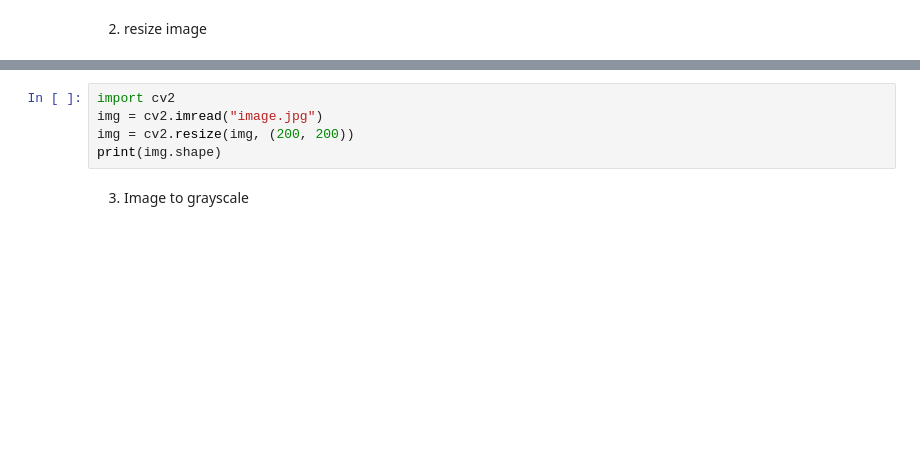
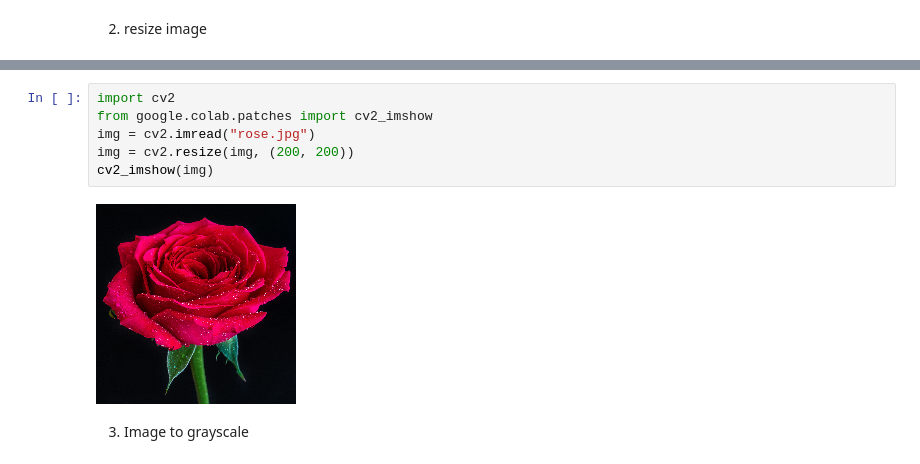
Before and after one commit to Gouri4666/MCA, a Jupyter notebook: DataScience.ipynb, the cells around one changed output, grey strips where cells are left out. Cells and saved outputs as stored; diff of their text form; blank space fills up the shorter version.

```diff
--- a/DataScience.ipynb
+++ b/DataScience.ipynb
@@ -669,8 +681,11 @@ print(img.shape)
 # %%
 import cv2
-img = cv2.imread("image.jpg")
+from google.colab.patches import cv2_imshow
+img = cv2.imread("rose.jpg")
 img = cv2.resize(img, (200, 200))
-print(img.shape)
+cv2_imshow(img)
+# %% [output]
+[figure, added]
 # %% [markdown]
 3. Image to grayscale
 # %%
```
Also changed, not shown: parts of 24 cells of this notebook.
